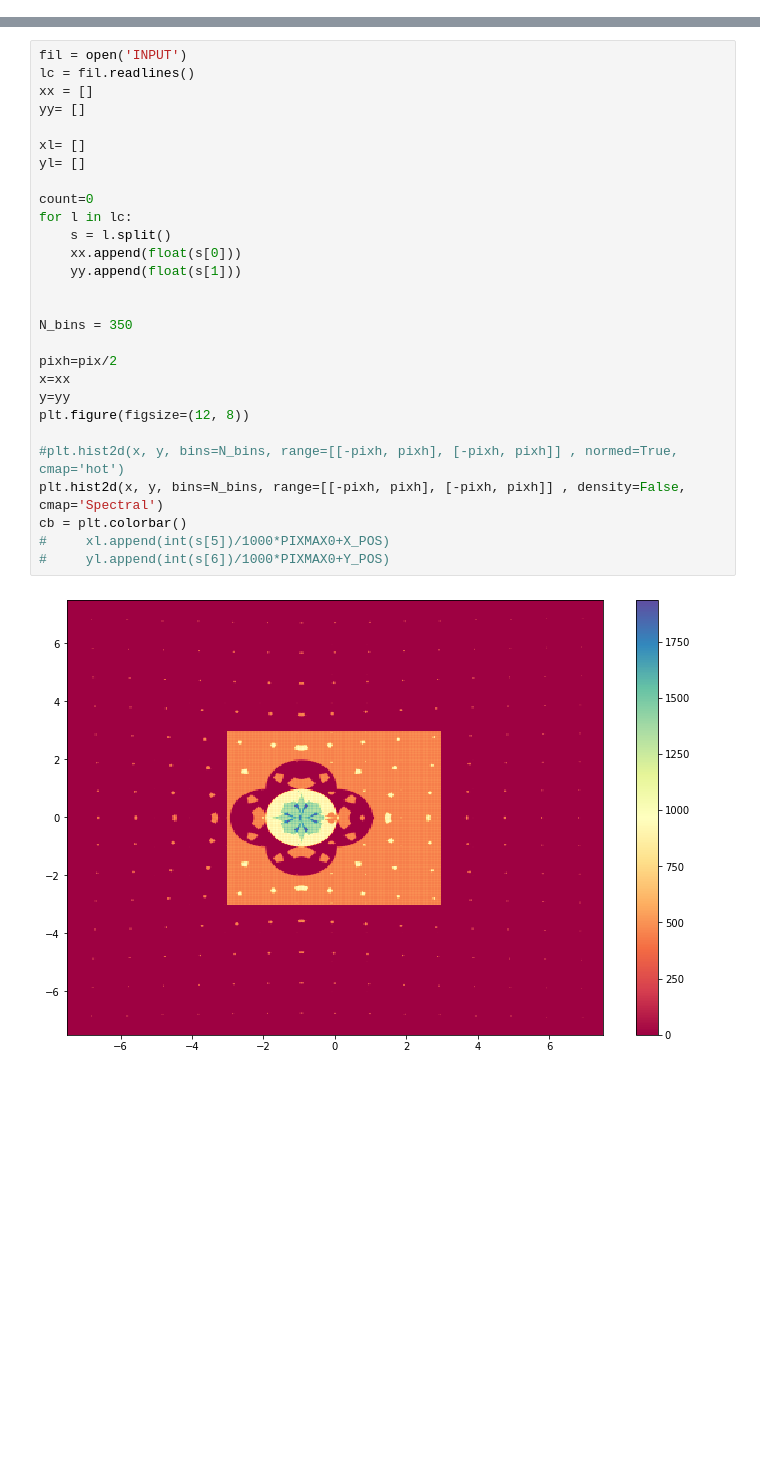
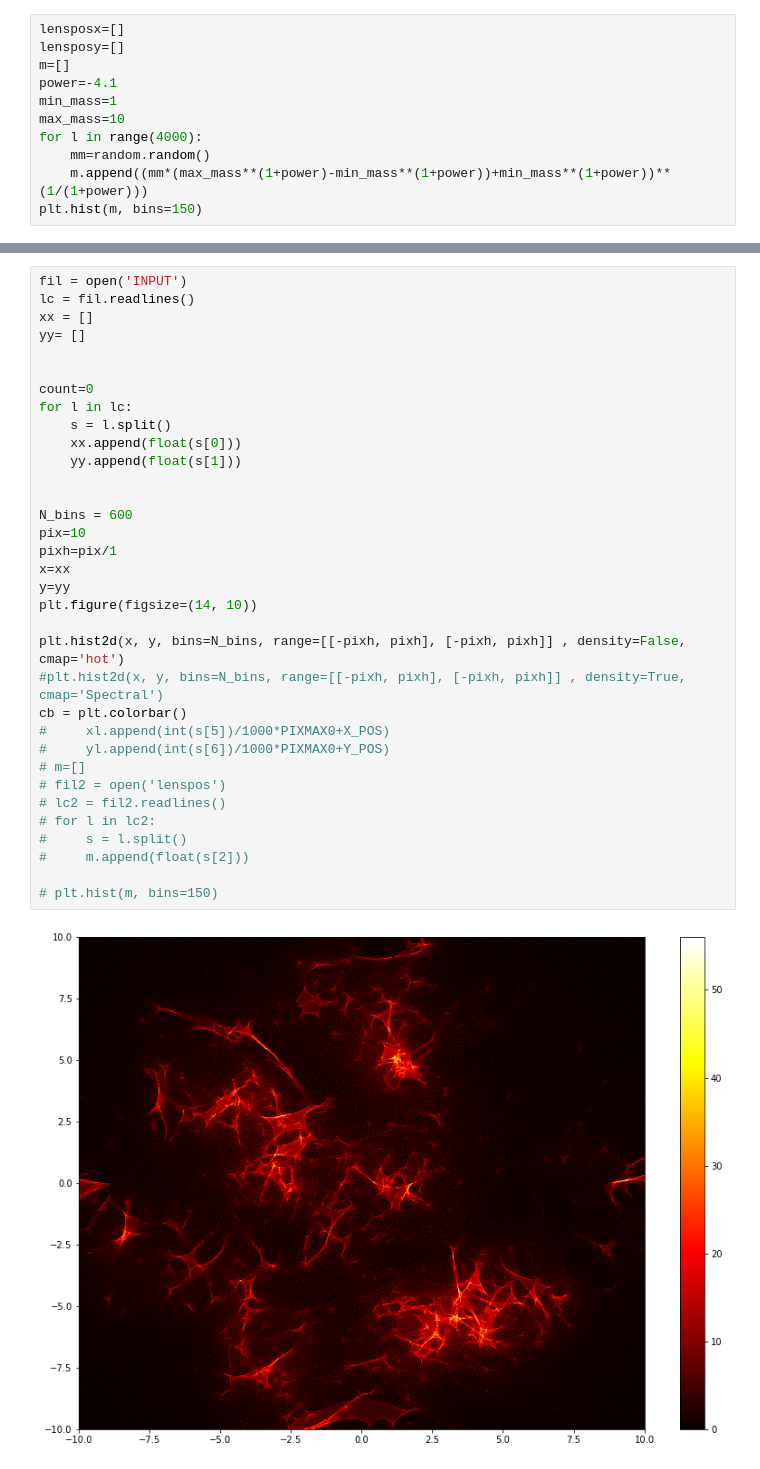
Before and after one commit to baklanovp/GravLens, a Jupyter notebook: GravityLensing.ipynb, the cells around one changed output, grey strips where cells are left out. Drawn from its saved outputs; the diff is of its cells as text; blank space fills up the shorter version.

```diff
--- a/GravityLensing.ipynb
+++ b/GravityLensing.ipynb
@@ -89,3 +86,14 @@ for objects in range(len(objectx)):
     vsumy=0.0
 
 #---------------------------------------------------------*********************************---------------------------------------------#
+# %%
+lensposx=[]
+lensposy=[]
+m=[]
+power=-4.1
+min_mass=1
+max_mass=10
+for l in range(4000):
+    mm=random.random()
+    m.append((mm*(max_mass**(1+power)-min_mass**(1+power))+min_mass**(1+power))**(1/(1+power)))
+plt.hist(m, bins=150)
@@ -109,33 +136,39 @@ cb = plt.colorbar()
 # %%
 fil = open('INPUT')
 lc = fil.readlines()
 xx = []
 yy= []
 
-xl= []
-yl= []
 
 count=0
 for l in lc:
     s = l.split()
     xx.append(float(s[0]))
     yy.append(float(s[1]))
 
 
-N_bins = 350
-
-pixh=pix/2
+N_bins = 600
+pix=10
+pixh=pix/1
 x=xx
 y=yy
-plt.figure(figsize=(12, 8))
+plt.figure(figsize=(14, 10))
 
-#plt.hist2d(x, y, bins=N_bins, range=[[-pixh, pixh], [-pixh, pixh]] , normed=True, cmap='hot')
-plt.hist2d(x, y, bins=N_bins, range=[[-pixh, pixh], [-pixh, pixh]] , density=False, cmap='Spectral')
+plt.hist2d(x, y, bins=N_bins, range=[[-pixh, pixh], [-pixh, pixh]] , density=False, cmap='hot')
+#plt.hist2d(x, y, bins=N_bins, range=[[-pixh, pixh], [-pixh, pixh]] , density=True, cmap='Spectral')
 cb = plt.colorbar()
 #     xl.append(int(s[5])/1000*PIXMAX0+X_POS)
 #     yl.append(int(s[6])/1000*PIXMAX0+Y_POS)
+# m=[]
+# fil2 = open('lenspos')
+# lc2 = fil2.readlines()
+# for l in lc2:
+#     s = l.split()
+#     m.append(float(s[2]))
+
+# plt.hist(m, bins=150)
 # %% [output]
-[figure, old version]
+[figure, new version]
 # %%
 import numpy as np
 import matplotlib
```
Also changed, not shown: parts of 8 cells of this notebook, 3 other files.
